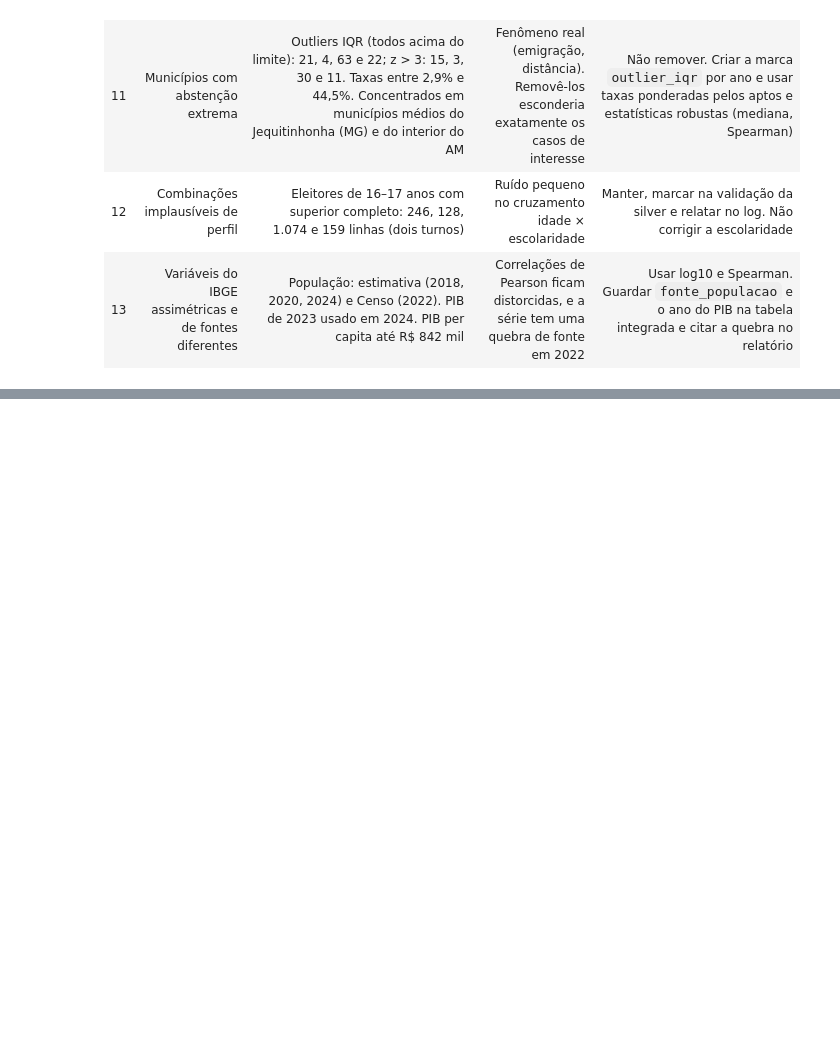
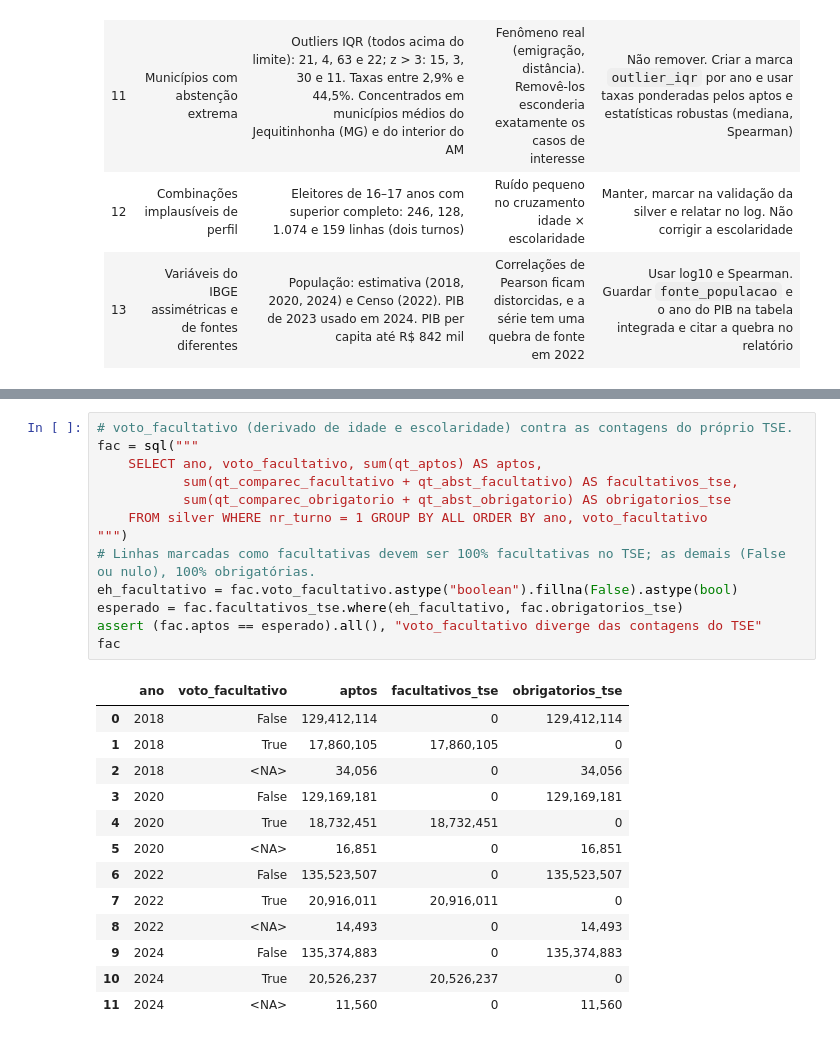
Before and after one commit to GUSTAVOHOOO/bigdata-tse-abstencao, a Jupyter notebook: notebooks/etapa1.ipynb, the cells around one changed output, grey strips where cells are left out. Cells and saved outputs as stored; diff of their text form; blank space fills up the shorter version.

```diff
--- a/notebooks/etapa1.ipynb
+++ b/notebooks/etapa1.ipynb
@@ -1217,0 +1391,27 @@ A ordem segue o impacto nas cinco perguntas. Cada linha vira um registro do log
+# %%
+# voto_facultativo (derivado de idade e escolaridade) contra as contagens do próprio TSE.
+fac = sql("""
+    SELECT ano, voto_facultativo, sum(qt_aptos) AS aptos,
+           sum(qt_comparec_facultativo + qt_abst_facultativo) AS facultativos_tse,
+           sum(qt_comparec_obrigatorio + qt_abst_obrigatorio) AS obrigatorios_tse
+    FROM silver WHERE nr_turno = 1 GROUP BY ALL ORDER BY ano, voto_facultativo
+""")
+# Linhas marcadas como facultativas devem ser 100% facultativas no TSE; as demais (False ou nulo), 100% obrigatórias.
+eh_facultativo = fac.voto_facultativo.astype("boolean").fillna(False).astype(bool)
+esperado = fac.facultativos_tse.where(eh_facultativo, fac.obrigatorios_tse)
+assert (fac.aptos == esperado).all(), "voto_facultativo diverge das contagens do TSE"
+fac
+# %% [output]
+|  | ano | voto_facultativo | aptos | facultativos_tse | obrigatorios_tse |
+| 0 | 2018 | False | 129,412,114 | 0 | 129,412,114 |
+| 1 | 2018 | True | 17,860,105 | 17,860,105 | 0 |
+| 2 | 2018 | <NA> | 34,056 | 0 | 34,056 |
+| 3 | 2020 | False | 129,169,181 | 0 | 129,169,181 |
+| 4 | 2020 | True | 18,732,451 | 18,732,451 | 0 |
+| 5 | 2020 | <NA> | 16,851 | 0 | 16,851 |
+| 6 | 2022 | False | 135,523,507 | 0 | 135,523,507 |
+| 7 | 2022 | True | 20,916,011 | 20,916,011 | 0 |
+| 8 | 2022 | <NA> | 14,493 | 0 | 14,493 |
+| 9 | 2024 | False | 135,374,883 | 0 | 135,374,883 |
+| 10 | 2024 | True | 20,526,237 | 20,526,237 | 0 |
+| 11 | 2024 | <NA> | 11,560 | 0 | 11,560 |
```
Also changed, not shown: parts of 25 cells of this notebook, 2 other files.
